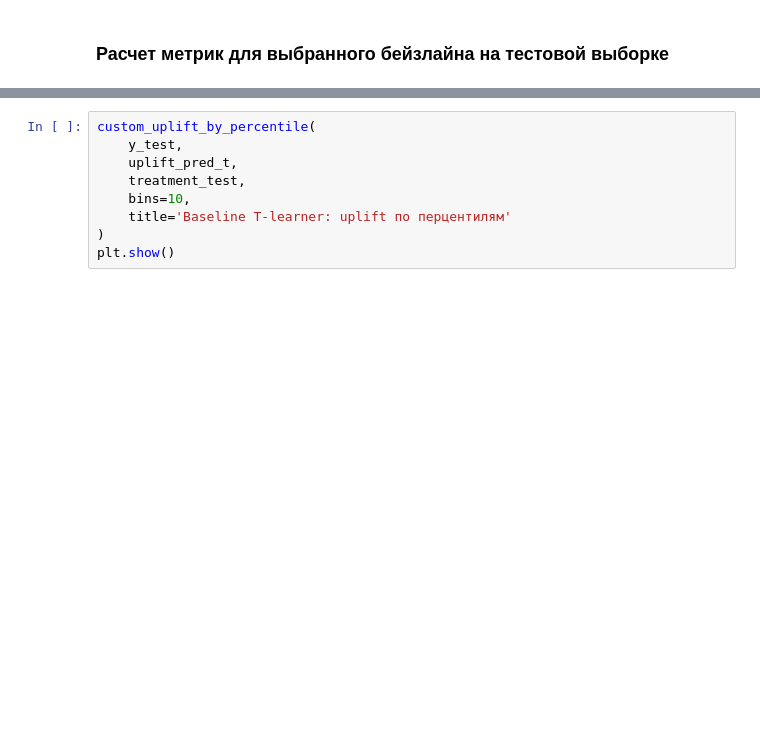
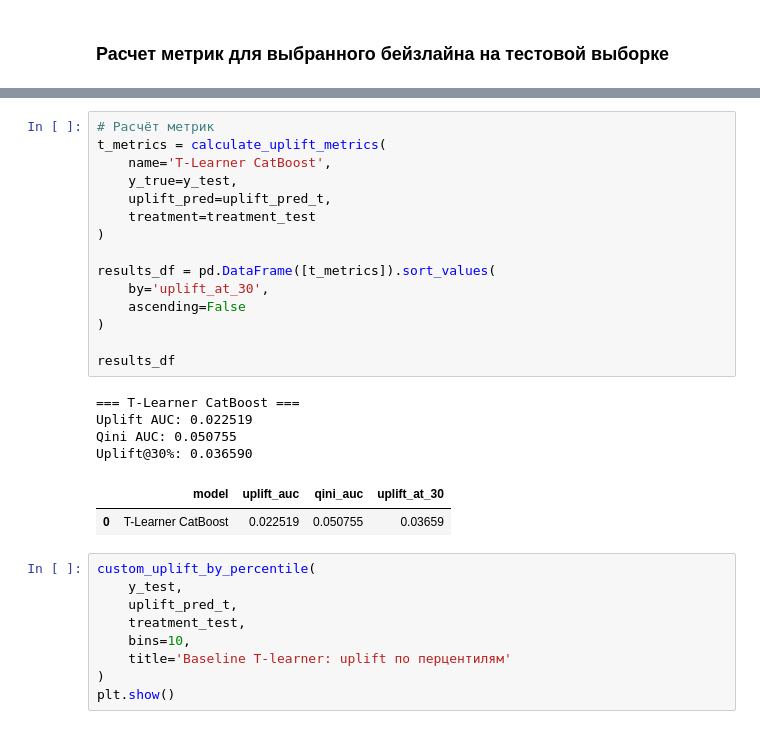
Before and after one commit to Manaam9/mle-uplift-final-project-2025, a Jupyter notebook: final_project_template.ipynb, the cells around one changed output, grey strips where cells are left out. Drawn from its saved outputs; the diff is of its cells as text; blank space fills up the shorter version.

```diff
--- a/final_project_template.ipynb
+++ b/final_project_template.ipynb
@@ -530,3 +590,25 @@ Uplift@30%: 0.0365897465826617
+# %%
+# Расчёт метрик
+t_metrics = calculate_uplift_metrics(
+    name='T-Learner CatBoost',
+    y_true=y_test,
+    uplift_pred=uplift_pred_t,
+    treatment=treatment_test
+)
+
+results_df = pd.DataFrame([t_metrics]).sort_values(
+    by='uplift_at_30',
+    ascending=False
+)
+
+results_df
+# %% [output]
+=== T-Learner CatBoost ===
+Uplift AUC: 0.022519
+Qini AUC: 0.050755
+Uplift@30%: 0.036590
+|  | model | uplift_auc | qini_auc | uplift_at_30 |
+| 0 | T-Learner CatBoost | 0.022519 | 0.050755 | 0.03659 |
 # %%
 custom_uplift_by_percentile(
     y_test,
```
Also changed, not shown: parts of 43 cells of this notebook, 4 other files.
